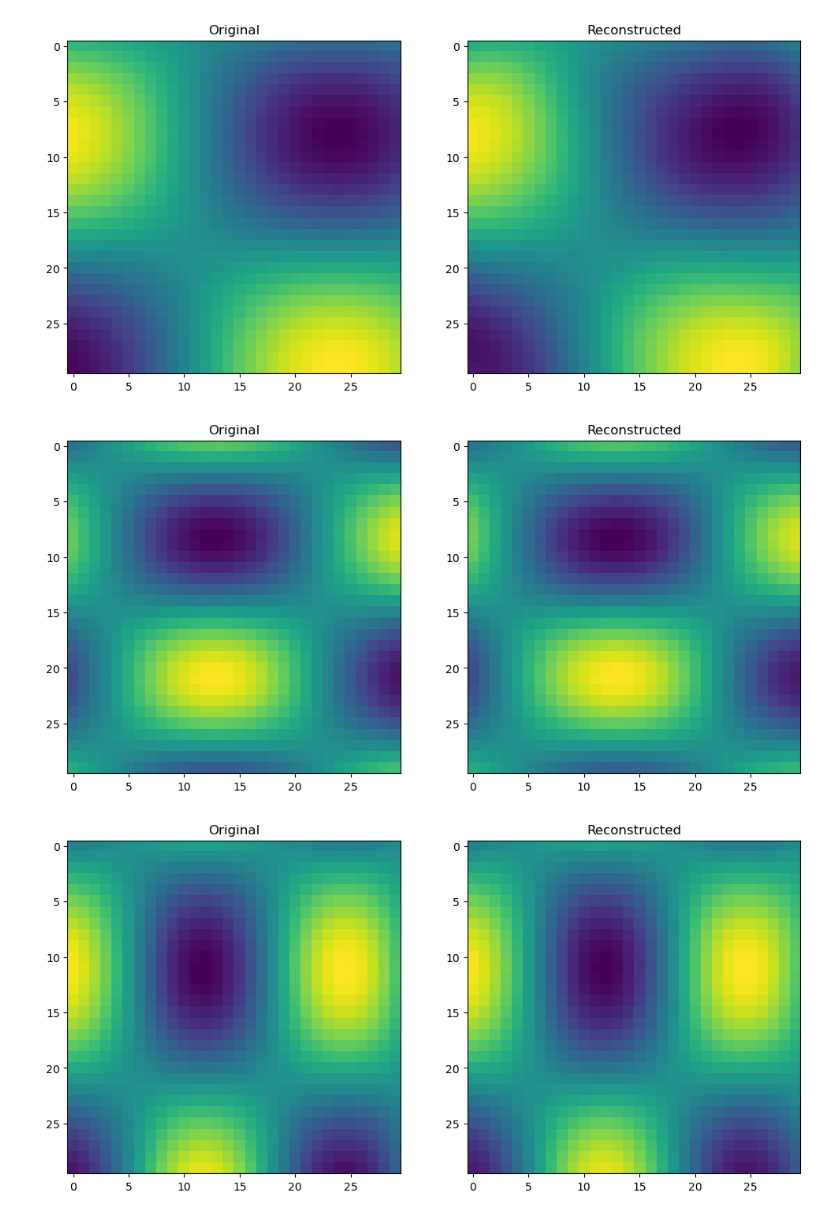
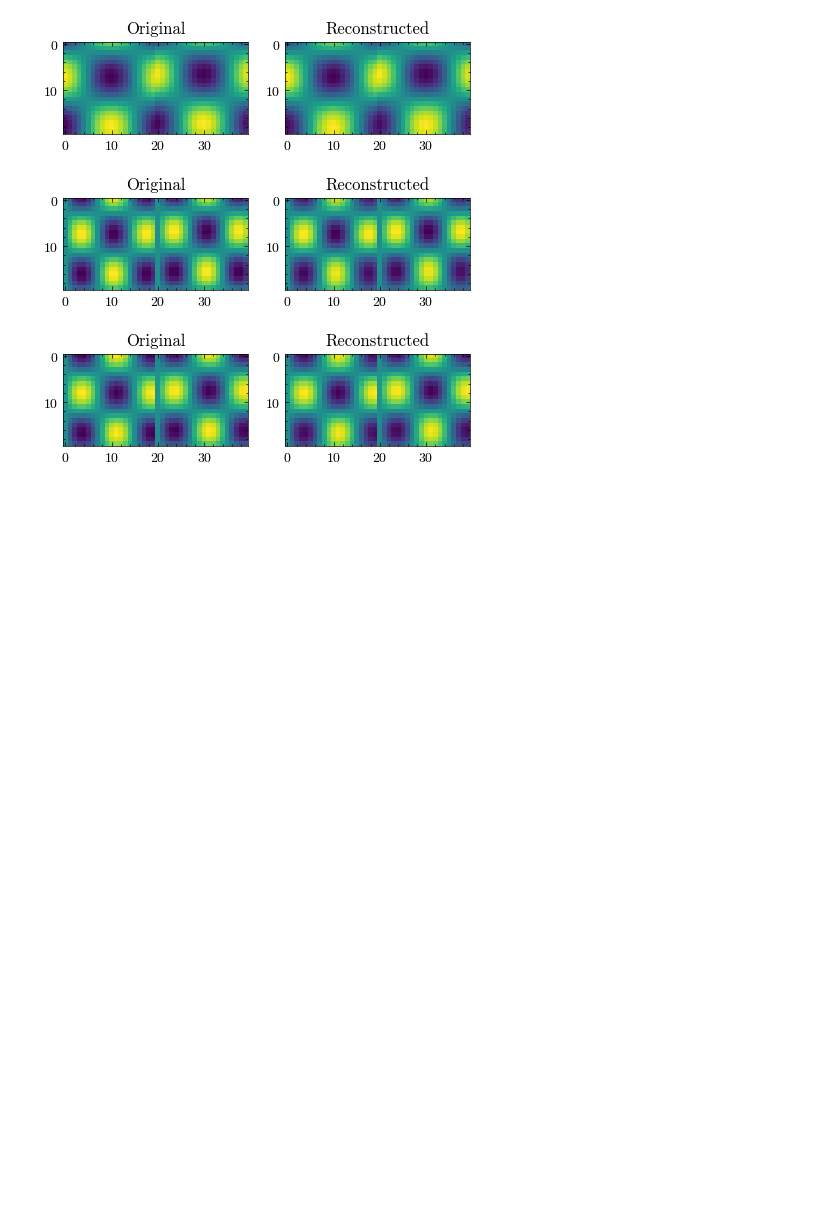
Before and after one commit to jamartinh/polcanet, a Jupyter notebook: examples/notebooks/LinearityTest.ipynb, the cells around one changed output. Cells and saved outputs as stored; diff of their text form; code cells hidden in the pictures; blank space fills up the shorter version.

Commit message:
updates and add LinearityTest.ipynb to check linearity testing of decoders.

```diff
--- a/examples/notebooks/LinearityTest.ipynb
+++ b/examples/notebooks/LinearityTest.ipynb
@@ -5,3 +5,20 @@ import torch.optim as optim
 import numpy as np
 import matplotlib.pyplot as plt
 from tqdm.auto import tqdm
+import scienceplots
+plt.style.use(['science','no-latex'])
+
+# Query the current default figure size
+current_fig_size = plt.rcParams["figure.figsize"]
+print(f"Current default figure size: {current_fig_size}")
+
+# Define a scalar factor
+scalar_factor = 2.5
+
+# Multiply the current figure size by the scalar factor
+new_fig_size = [size * scalar_factor for size in current_fig_size]
+
+# Set the new default figure size
+plt.rcParams["figure.figsize"] = new_fig_size
+
+print(f"New default figure size: {new_fig_size}")
@@ -72,10 +92,10 @@ class DenseAutoEncoder(nn.Module):
 
         layers_decoder.append(layer)
         for i in range(1, num_layers):
-            layer = nn.Linear(reversed_hidden_dim[i - 1], reversed_hidden_dim[i])
+            layer = nn.Linear(reversed_hidden_dim[i - 1], reversed_hidden_dim[i],bias=False)
             layers_decoder.append(layer)
 
-        layer = nn.Linear(reversed_hidden_dim[-1], input_dim)
+        layer = nn.Linear(reversed_hidden_dim[-1], input_dim,bias=False)
         layers_decoder.append(layer)
         self.decoder = nn.Sequential(*layers_decoder)
 
@@ -84,7 +104,7 @@ class DenseAutoEncoder(nn.Module):
         reconstruction = self.decoder(z)
         return reconstruction
 # %%
-N, M = 30, 30
+N, M = 20, 40
 data = generate_2d_sinusoidal_data(N, M, 1000)
 data = np.squeeze(data.reshape(data.shape[0], -1))
 data.shape
@@ -120,7 +140,7 @@ DenseAutoEncoder(
   )
 )
 # %%
-device = torch.device("cuda")
+device = torch.device("cpu")
 model.to(device)
 x_tensor = x_tensor.to(device)
 # %%
@@ -141,13 +161,13 @@ for epoch in epoch_progress:
 # %%
 for i in range(10):
     # Plot original and reconstructed signals for a sample
-    fig, axes = plt.subplots(1, 2, figsize=(12, 6))
-    axes[0].imshow(data[i].reshape(N,N), cmap="viridis")
+    fig, axes = plt.subplots(1, 2)
+    axes[0].imshow(data[i].reshape(N,M), cmap="viridis")
     axes[0].set_title("Original")
     axes[1].imshow(model(x_tensor[i]).detach().cpu().numpy().reshape(N,M), cmap="viridis")
     axes[1].set_title("Reconstructed")
     plt.show()
 # %% [output]
-[figure, old version]
+[figure, new version]
-[figure, old version]
+[figure, new version]
-[figure, old version]
+[figure, new version]
```
Also changed, not shown: parts of 7 cells of this notebook, 9 other files.
